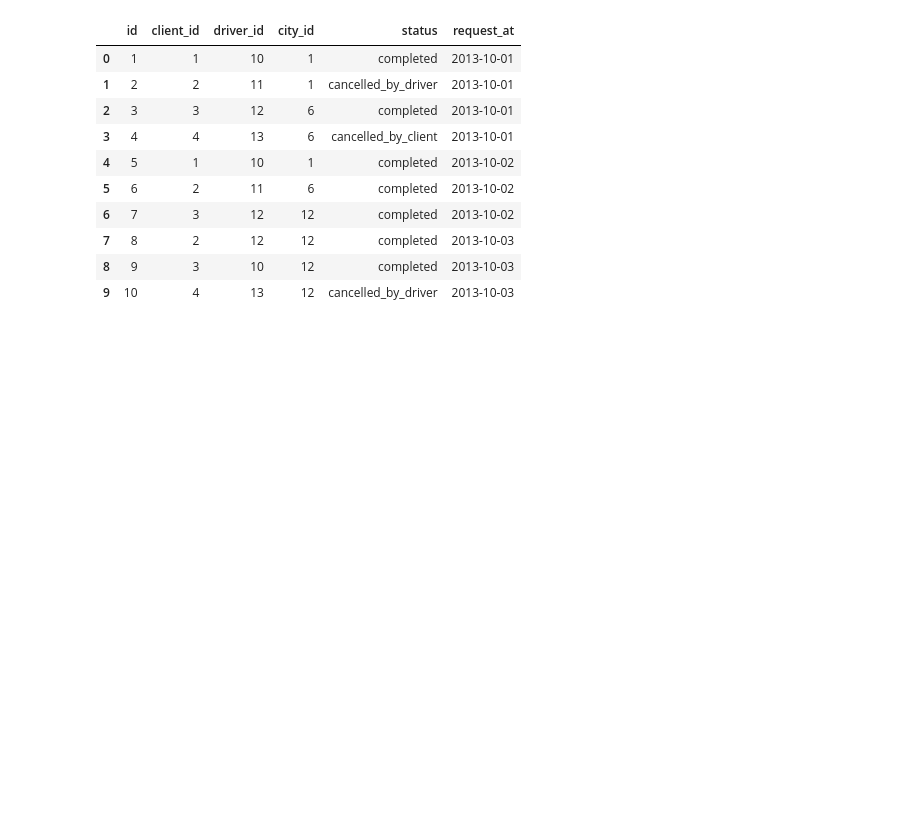
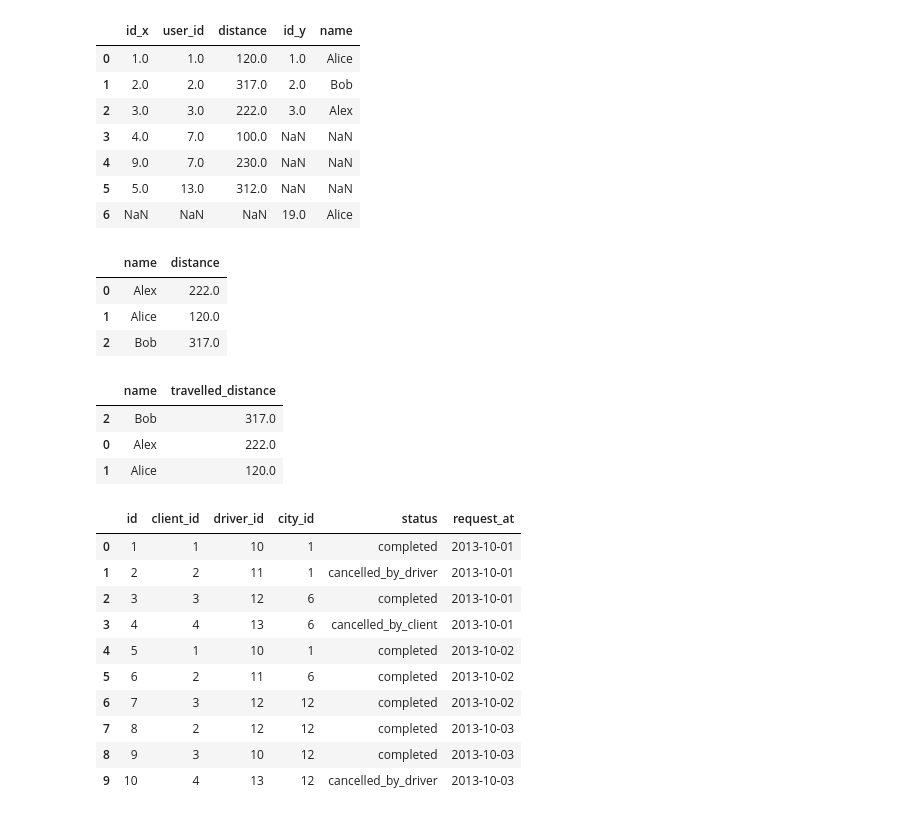
Before and after one commit to jjoseph-anderson/LeetCode, a Jupyter notebook: Rough_Work.ipynb, the cells around one changed output. Drawn from its saved outputs; the diff is of its cells as text; code cells hidden in the pictures; blank space fills up the shorter version.

```diff
--- a/Rough_Work.ipynb
+++ b/Rough_Work.ipynb
@@ -14,3 +32,32 @@ rides = pd.DataFrame({
+# %%
+df = rides.merge(users, left_on = "user_id", right_on = "id", how = "outer")
+df
+# %% [output]
+|  | id_x | user_id | distance | id_y | name |
+| 0 | 1.0 | 1.0 | 120.0 | 1.0 | Alice |
+| 1 | 2.0 | 2.0 | 317.0 | 2.0 | Bob |
+| 2 | 3.0 | 3.0 | 222.0 | 3.0 | Alex |
+| 3 | 4.0 | 7.0 | 100.0 | NaN | NaN |
+| 4 | 9.0 | 7.0 | 230.0 | NaN | NaN |
+| 5 | 5.0 | 13.0 | 312.0 | NaN | NaN |
+| 6 | NaN | NaN | NaN | 19.0 | Alice |
+# %%
+df = df.groupby(by = "name", as_index = False)['distance'].sum()
+df
+# %% [output]
+|  | name | distance |
+| 0 | Alex | 222.0 |
+| 1 | Alice | 120.0 |
+| 2 | Bob | 317.0 |
+# %%
+df = df.rename(columns = {"distance": "travelled_distance"})
+
+df.sort_values(['travelled_distance'], ascending = False)
+# %% [output]
+|  | name | travelled_distance |
+| 2 | Bob | 317.0 |
+| 0 | Alex | 222.0 |
+| 1 | Alice | 120.0 |
 # %%
 import pandas as pd
 
```
Also changed, not shown: parts of 2 cells of this notebook.
